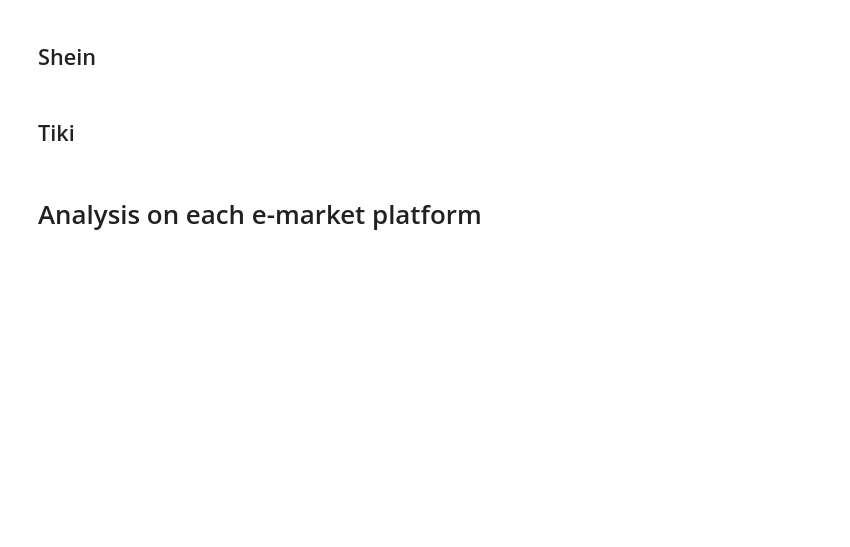
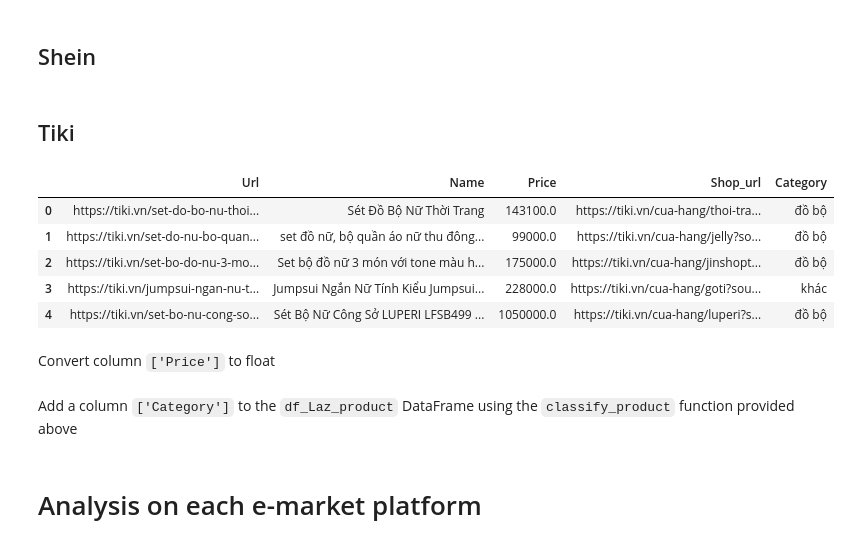
Before and after one commit to tathithienthanh/WomenFashionProductRecommendationSystem, a Jupyter notebook: Untitled.ipynb, the cells around one changed output. Cells and saved outputs as stored; diff of their text form; code cells hidden in the pictures; blank space fills up the shorter version.

```diff
--- a/Untitled.ipynb
+++ b/Untitled.ipynb
@@ -449,3 +481,14 @@ df_Laz_product['Category'] = df_Laz_product['Name'].apply(lambda name: classify_
 ## Shein
 # %% [markdown]
 ## Tiki
+# %%
+df_Tiki_product = pd.read_csv('tiki_products.csv')
+# %%
+df_Tiki_product.head()
+# %% [output]
+|  | Url | Name | Price | Shop_url | Category |
+| 0 | https://tiki.vn/set-do-bo-nu-thoi... | Sét Đồ Bộ Nữ Thời Trang | 143100.0 | https://tiki.vn/cua-hang/thoi-tra... | đồ bộ |
+| 1 | https://tiki.vn/set-do-nu-bo-quan... | set đồ nữ, bộ quần áo nữ thu đông... | 99000.0 | https://tiki.vn/cua-hang/jelly?so... | đồ bộ |
+| 2 | https://tiki.vn/set-bo-do-nu-3-mo... | Set bộ đồ nữ 3 món với tone màu h... | 175000.0 | https://tiki.vn/cua-hang/jinshopt... | đồ bộ |
+| 3 | https://tiki.vn/jumpsui-ngan-nu-t... | Jumpsui Ngắn Nữ Tính Kiểu Jumpsui... | 228000.0 | https://tiki.vn/cua-hang/goti?sou... | khác |
+| 4 | https://tiki.vn/set-bo-nu-cong-so... | Sét Bộ Nữ Công Sở LUPERI LFSB499 ... | 1050000.0 | https://tiki.vn/cua-hang/luperi?s... | đồ bộ |
@@ -451,0 +497,2 @@ df_Laz_product['Category'] = df_Laz_product['Name'].apply(lambda name: classify_
+# %% [markdown]
+Convert column `['Price']` to float
@@ -451,0 +502,2 @@ df_Laz_product['Category'] = df_Laz_product['Name'].apply(lambda name: classify_
+# %% [markdown]
+Add a column `['Category']` to the `df_Laz_product` DataFrame using the `classify_product` function provided above
```
Also changed, not shown: parts of 21 cells of this notebook.
